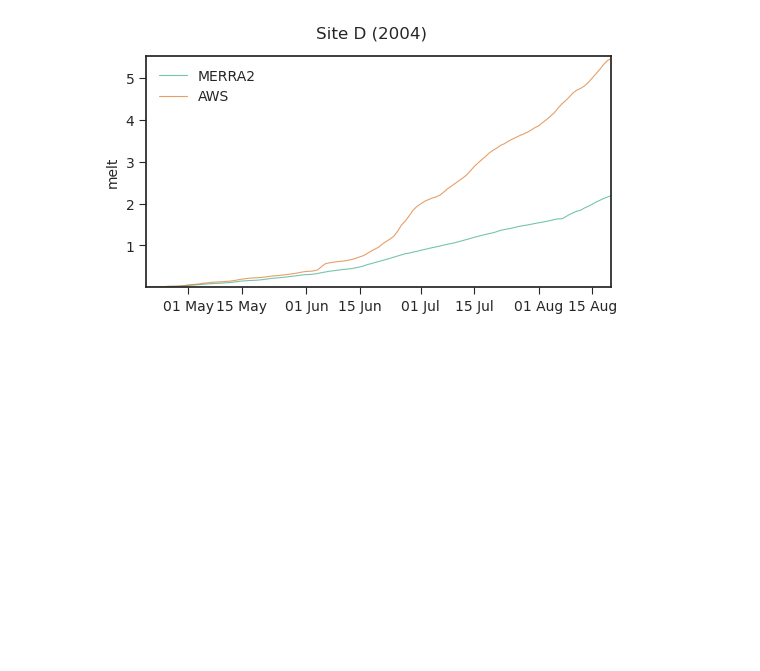
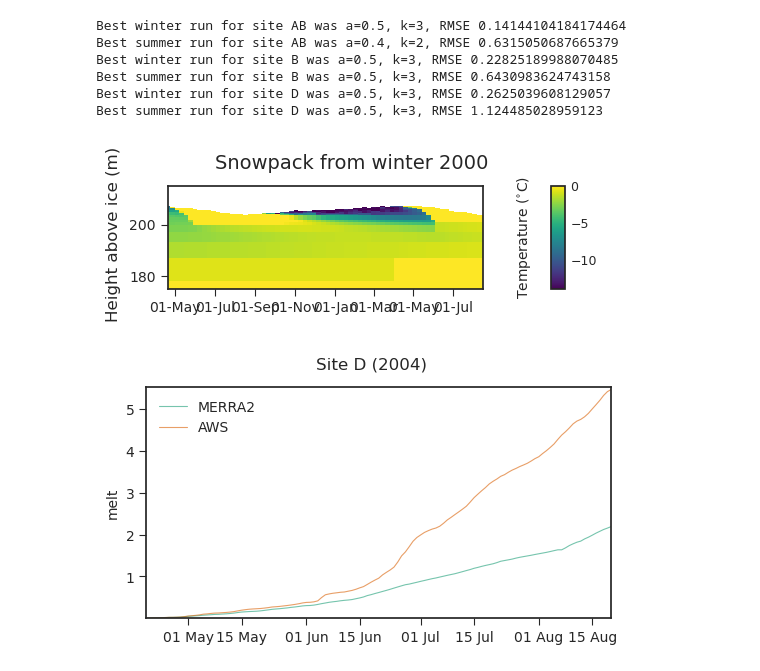
Before and after one commit to clairevwilson/PyGEM-EB, a Jupyter notebook: calibration_plotting.ipynb, the cells around one changed output. Cells and saved outputs as stored; diff of their text form; code cells hidden in the pictures; blank space fills up the shorter version.

```diff
--- a/calibration_plotting.ipynb
+++ b/calibration_plotting.ipynb
@@ -11,3 +14,36 @@ from objectives import *
+# %%
+fp = '/home/claire/research/MB_data/Gulkana/Input_Gulkana_Glaciological_Data.csv'
+aa = [0.4,0.5]
+kk = [2,3]
+winter_result = np.ones((3,len(aa),len(kk)))
+summer_result = np.ones((3,len(aa),len(kk)))
+for bin in range(3):
+    site = ['AB','B','D'][bin]
+    labels = []
+    for ai,a in enumerate(aa):
+        for ki,k in enumerate(kk):
+            fn = f'a_{a}_k_{k}_0_bin{bin}.nc'
+            ds,startdate,enddate = getds('/home/claire/research/Output/EB/AWS/'+fn)
+            winter,summer = seasonal_mass_balance(fp,ds,0,site)
+            winter_result[bin,ai,ki] = winter
+            summer_result[bin,ai,ki] = summer
+            labels.append(f'a={a}, k={k}')
+    best_winter = labels[np.argmin(winter_result[bin,:,:])]
+    best_summer = labels[np.argmin(summer_result[bin,:,:])]
+    print(f'Best winter run for site {site} was {best_winter}, RMSE {np.min(winter_result[bin,:,:])}')
+    print(f'Best summer run for site {site} was {best_summer}, RMSE {np.min(summer_result[bin,:,:])}')
+# %% [output]
+Best winter run for site AB was a=0.5, k=3, RMSE 0.14144104184174464
+Best summer run for site AB was a=0.4, k=2, RMSE 0.6315050687665379
+Best winter run for site B was a=0.5, k=3, RMSE 0.22825189988070485
+Best summer run for site B was a=0.5, k=3, RMSE 0.6430983624743158
+Best winter run for site D was a=0.5, k=3, RMSE 0.2625039608129057
+Best summer run for site D was a=0.5, k=3, RMSE 1.124485028959123
+# %%
+for year in range(2000,2001):
+    visualize_layers(ds,0,pd.date_range(f'{year}-04-20 00:00',f'{year+1}-08-20 00:00',freq='7d'),['layertemp'],t='Snowpack from winter '+str(year),plot_ice=True,ylim=(175,215))
+# %% [output]
+[figure, added]
 # %%
 def plot_by(ds,bin,time,vars,t='Monthly EB Outputs',by='month'):
     h = 1.5
```
Also changed, not shown: parts of 3 cells of this notebook, 8 other files.
